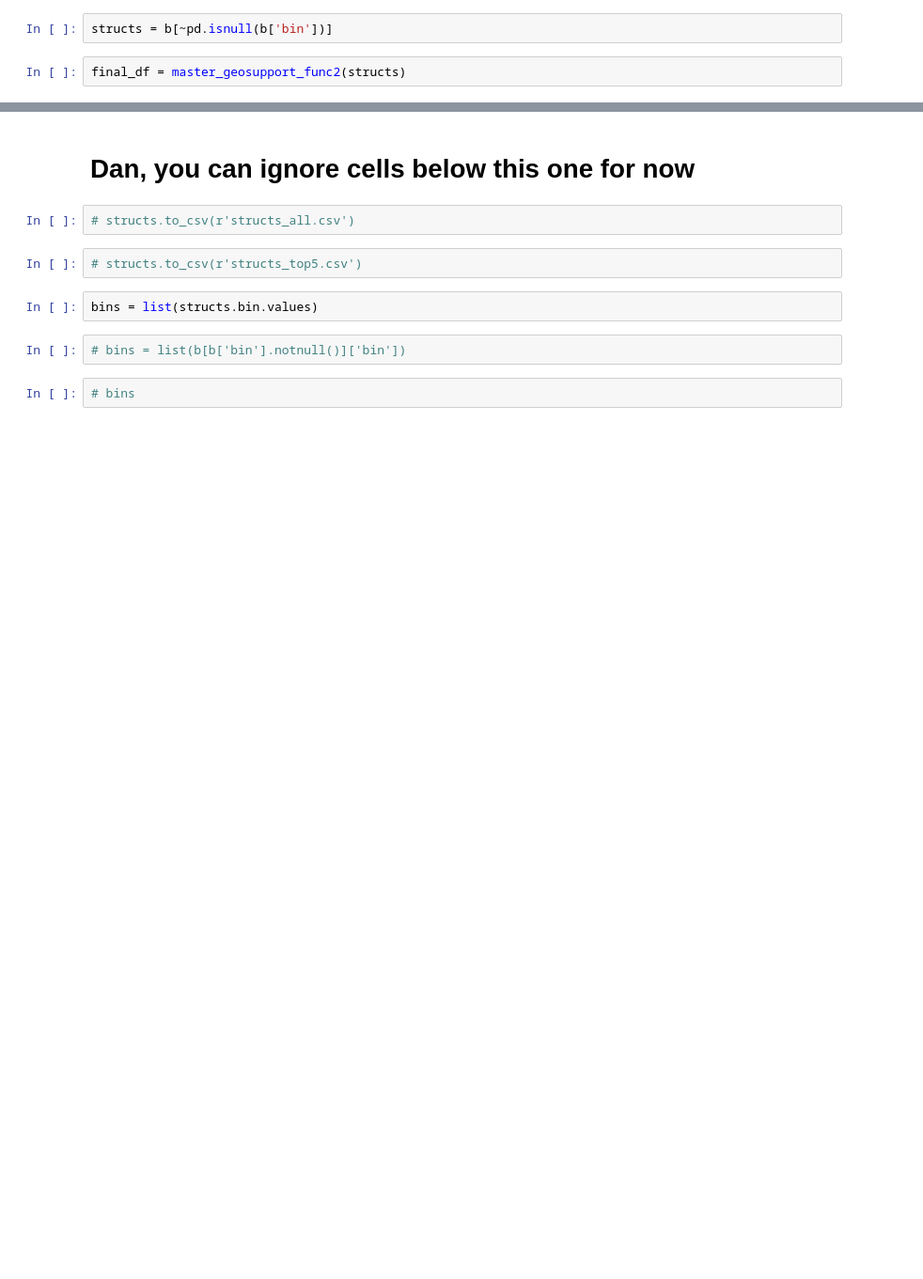
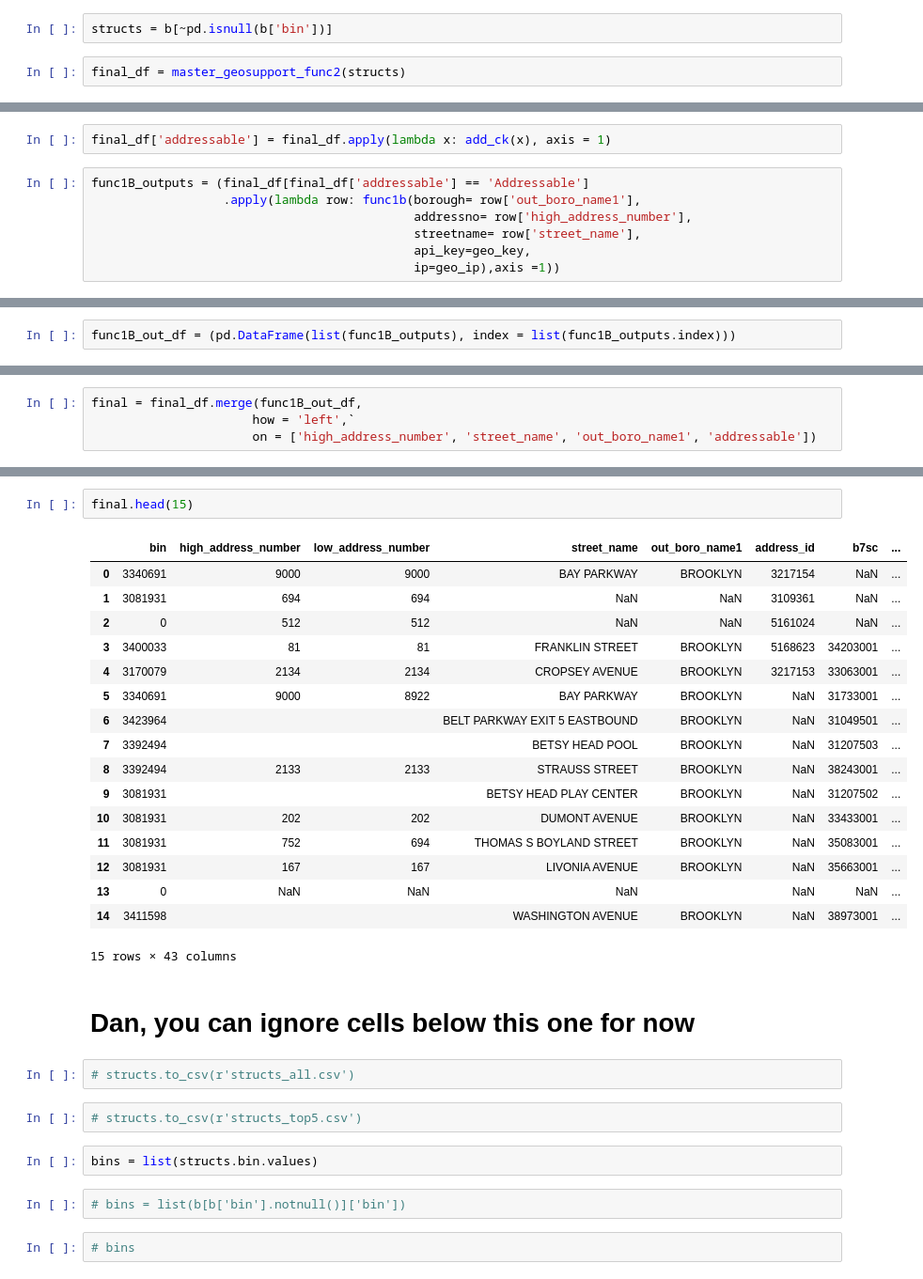
Before and after one commit to NYCParks-data/Structures, a Jupyter notebook: scripts/new_geosupport_process.ipynb, the cells around one changed output, grey strips where cells are left out. Shown at 94% size. Cells and saved outputs as stored; diff of their text form; blank space fills up the shorter version.

```diff
--- a/scripts/new_geosupport_process.ipynb
+++ b/scripts/new_geosupport_process.ipynb
@@ -68,0 +115,9 @@ final_df
+# %%
+final_df['addressable'] = final_df.apply(lambda x: add_ck(x), axis = 1)
+# %%
+func1B_outputs = (final_df[final_df['addressable'] == 'Addressable']
+                  .apply(lambda row: func1b(borough= row['out_boro_name1'],
+                                            addressno= row['high_address_number'],
+                                            streetname= row['street_name'],
+                                            api_key=geo_key,
+                                            ip=geo_ip),axis =1))
@@ -68,0 +131,2 @@ final_df
+# %%
+func1B_out_df = (pd.DataFrame(list(func1B_outputs), index = list(func1B_outputs.index)))
@@ -68,0 +137,4 @@ final_df
+# %%
+final = final_df.merge(func1B_out_df,
+                      how = 'left',`
+                      on = ['high_address_number', 'street_name', 'out_boro_name1', 'addressable'])
@@ -69,3 +154,23 @@ final_df
+# %%
+final.head(15)
+# %% [output]
+|  | bin | high_address_number | low_address_number | street_name | out_boro_name1 | address_id | b7sc | ... |
+| 0 | 3340691 | 9000 | 9000 | BAY PARKWAY | BROOKLYN | 3217154 | NaN | ... |
+| 1 | 3081931 | 694 | 694 | NaN | NaN | 3109361 | NaN | ... |
+| 2 | 0 | 512 | 512 | NaN | NaN | 5161024 | NaN | ... |
+| 3 | 3400033 | 81 | 81 | FRANKLIN STREET | BROOKLYN | 5168623 | 34203001 | ... |
+| 4 | 3170079 | 2134 | 2134 | CROPSEY AVENUE | BROOKLYN | 3217153 | 33063001 | ... |
+| 5 | 3340691 | 9000 | 8922 | BAY PARKWAY | BROOKLYN | NaN | 31733001 | ... |
+| 6 | 3423964 |  |  | BELT PARKWAY EXIT 5 EASTBOUND | BROOKLYN | NaN | 31049501 | ... |
+| 7 | 3392494 |  |  | BETSY HEAD POOL | BROOKLYN | NaN | 31207503 | ... |
+| 8 | 3392494 | 2133 | 2133 | STRAUSS STREET | BROOKLYN | NaN | 38243001 | ... |
+| 9 | 3081931 |  |  | BETSY HEAD PLAY CENTER | BROOKLYN | NaN | 31207502 | ... |
+| 10 | 3081931 | 202 | 202 | DUMONT AVENUE | BROOKLYN | NaN | 33433001 | ... |
+| 11 | 3081931 | 752 | 694 | THOMAS S BOYLAND STREET | BROOKLYN | NaN | 35083001 | ... |
+| 12 | 3081931 | 167 | 167 | LIVONIA AVENUE | BROOKLYN | NaN | 35663001 | ... |
+| 13 | 0 | NaN | NaN | NaN |  | NaN | NaN | ... |
+| 14 | 3411598 |  |  | WASHINGTON AVENUE | BROOKLYN | NaN | 38973001 | ... |
+15 rows × 43 columns
 # %% [markdown]
 # Dan, you can ignore cells below this one for now
 # %%
```
Also changed, not shown: parts of 17 cells of this notebook, 1 other file.
